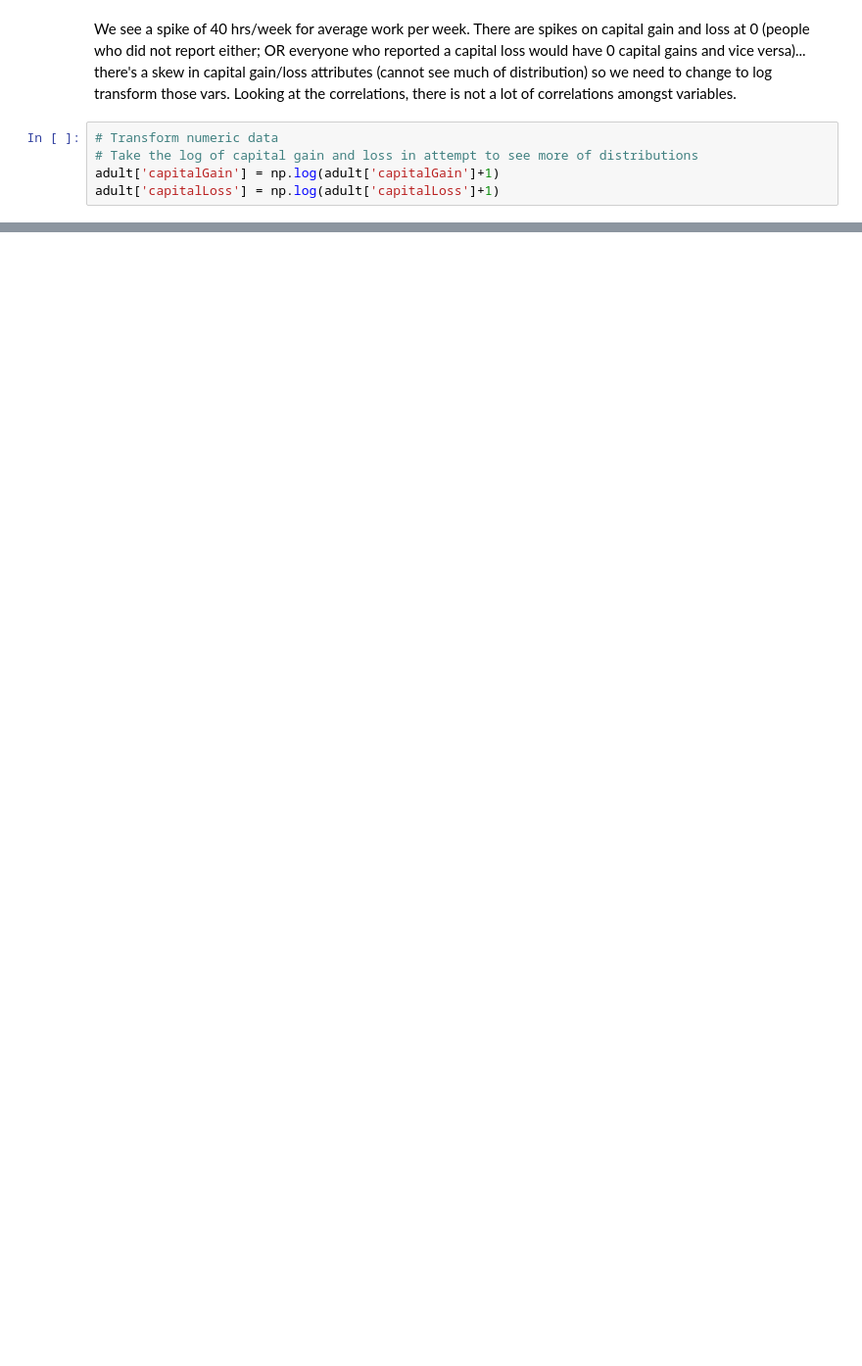
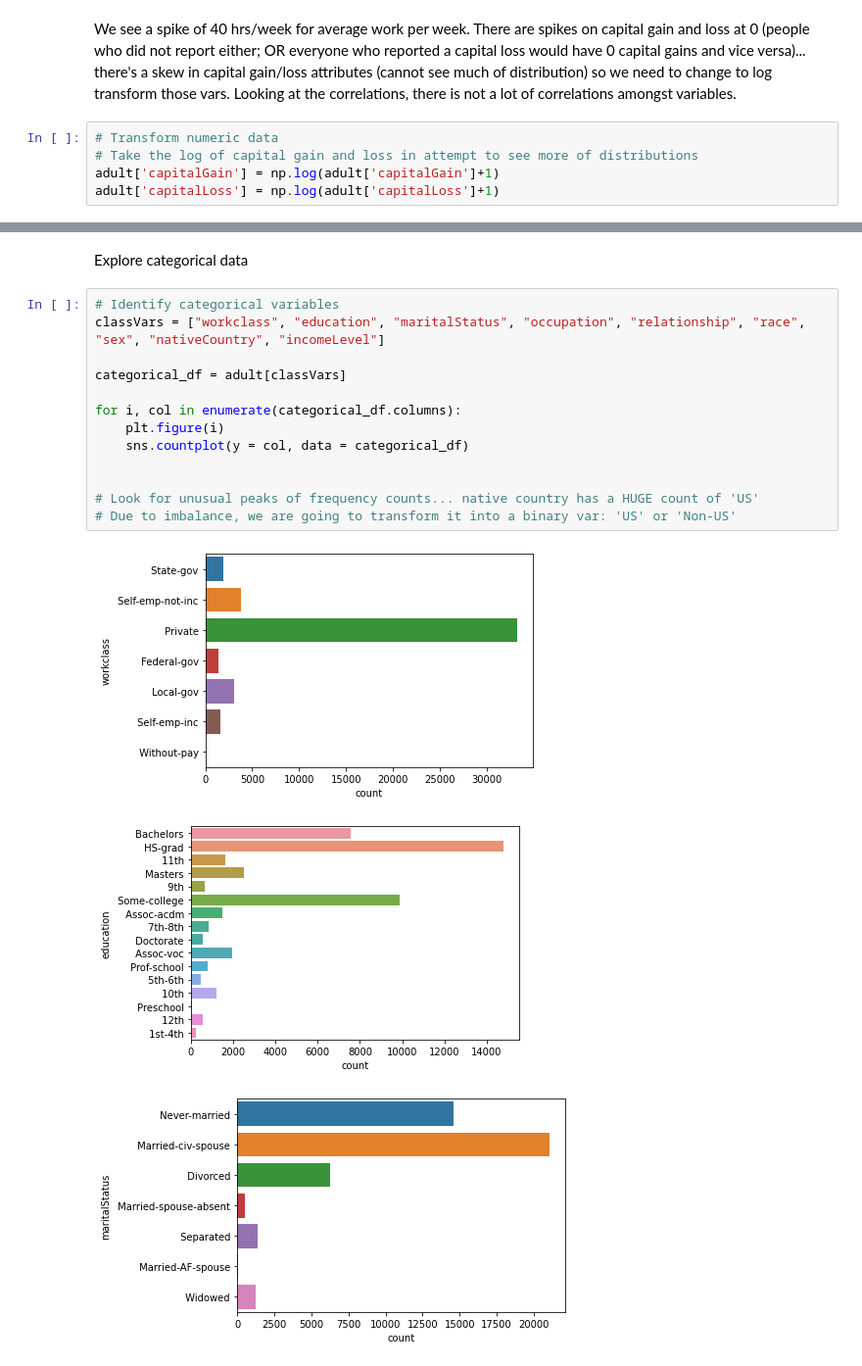
Before and after one commit to chelynl/hierarchical_clustering, a Jupyter notebook: Hierarchical_Clustering.ipynb, the cells around one changed output, grey strips where cells are left out. Shown at 98% size. Saved outputs shown, nothing was run; the diff lists cells and outputs as text; blank space fills up the shorter version.

```diff
--- a/Hierarchical_Clustering.ipynb
+++ b/Hierarchical_Clustering.ipynb
@@ -56,0 +71,19 @@ adult['capitalLoss'] = np.log(adult['capitalLoss']+1)
+# %% [markdown]
+Explore categorical data
+# %%
+# Identify categorical variables
+classVars = ["workclass", "education", "maritalStatus", "occupation", "relationship", "race", "sex", "nativeCountry", "incomeLevel"]
+
+categorical_df = adult[classVars]
+
+for i, col in enumerate(categorical_df.columns):
+    plt.figure(i)
+    sns.countplot(y = col, data = categorical_df)
+
+
+# Look for unusual peaks of frequency counts... native country has a HUGE count of 'US'
+# Due to imbalance, we are going to transform it into a binary var: 'US' or 'Non-US'
+# %% [output]
+[figure, added]
+[figure, added]
+[figure, added]
```
Also changed, not shown: parts of 9 cells of this notebook.
